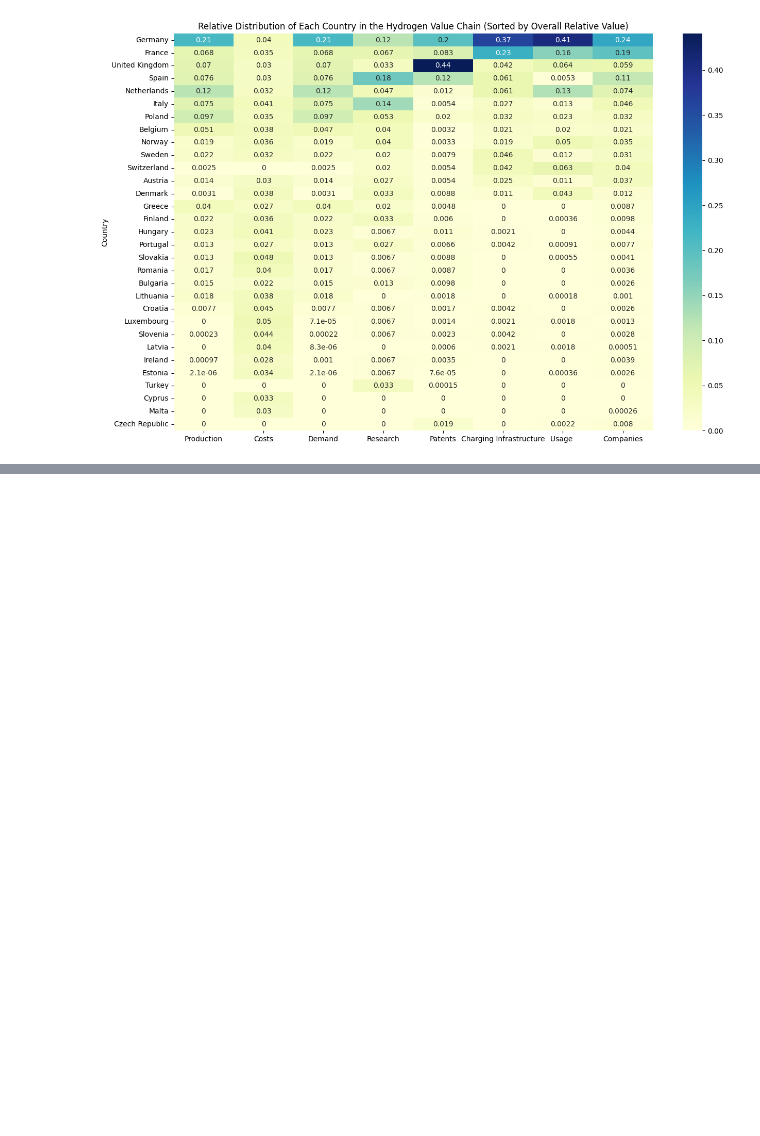
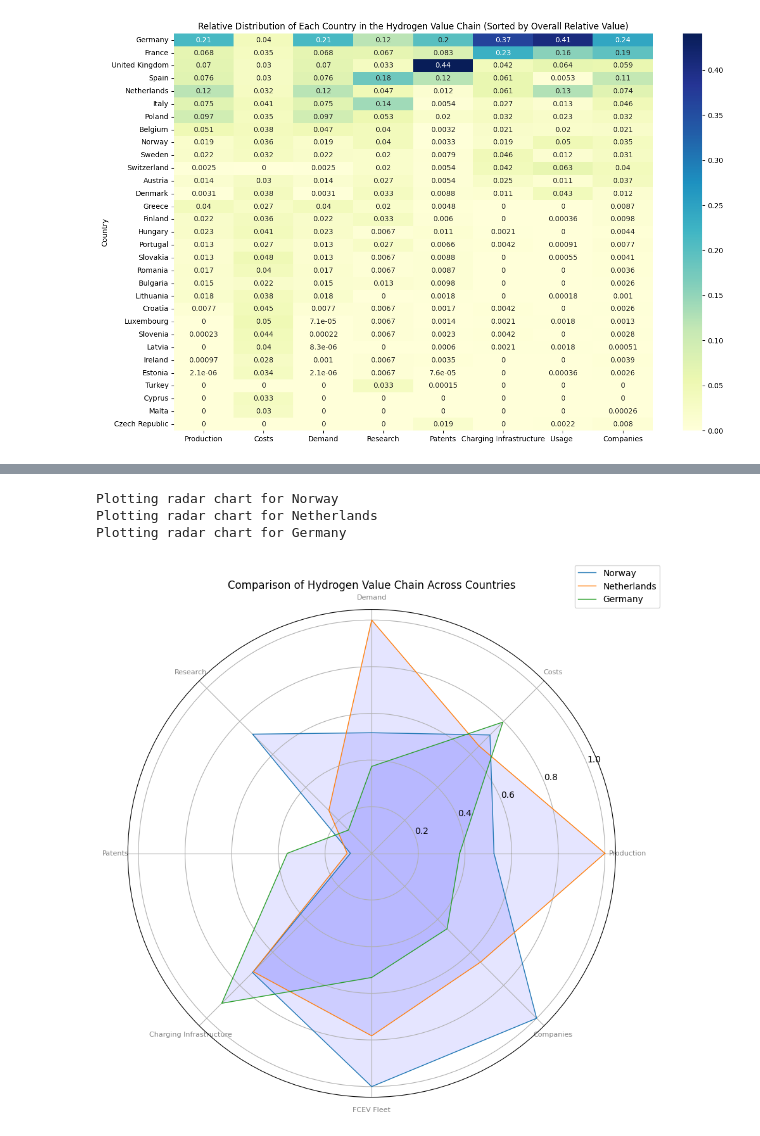
Before and after one commit to premstaller1/Masterarbeit, a Jupyter notebook: CorrelationAnalysis/correlation.ipynb, the cells around one changed output, grey strips where cells are left out. Saved outputs shown, nothing was run; the diff lists cells and outputs as text; code cells hidden in the pictures; blank space fills up the shorter version.

```diff
--- a/CorrelationAnalysis/correlation.ipynb
+++ b/CorrelationAnalysis/correlation.ipynb
@@ -411,0 +419,40 @@ dtype: float64
+# %%
+# Normalize the values for each step
+normalized_values = pd.DataFrame()
+
+for step, column in value_chain_steps.items():
+    step_data = per_million_df[column]
+    normalized_values[step] = (step_data - step_data.min()) / (step_data.max() - step_data.min())
+
+# Radar Chart
+categories = list(normalized_values.columns)
+N = len(categories)
+
+# Function to plot radar chart for a specific country
+def plot_radar_chart(country, data):
+    values = data.loc[country].values.flatten().tolist()
+    values += values[:1]
+    angles = [n / float(N) * 2 * np.pi for n in range(N)]
+    angles += angles[:1]
+
+    ax = plt.subplot(111, polar=True)
+    plt.xticks(angles[:-1], categories, color='grey', size=8)
+    ax.plot(angles, values, linewidth=1, linestyle='solid', label=country)
+    ax.fill(angles, values, 'b', alpha=0.1)
+
+# Plot radar charts for selected countries
+countries_to_plot = ['Norway', 'Netherlands', 'Germany']  # replace with actual country names
+plt.figure(figsize=(10, 10))
+
+for country in countries_to_plot:
+    print(f'Plotting radar chart for {country}')
+    plot_radar_chart(country, normalized_values)
+
+plt.legend(loc='upper right', bbox_to_anchor=(1.1, 1.1))
+plt.title('Comparison of Hydrogen Value Chain Across Countries')
+plt.show()
+# %% [output]
+Plotting radar chart for Norway
+Plotting radar chart for Netherlands
+Plotting radar chart for Germany
+[figure, added]
```
Also changed, not shown: parts of 3 cells of this notebook, 2 other files.
